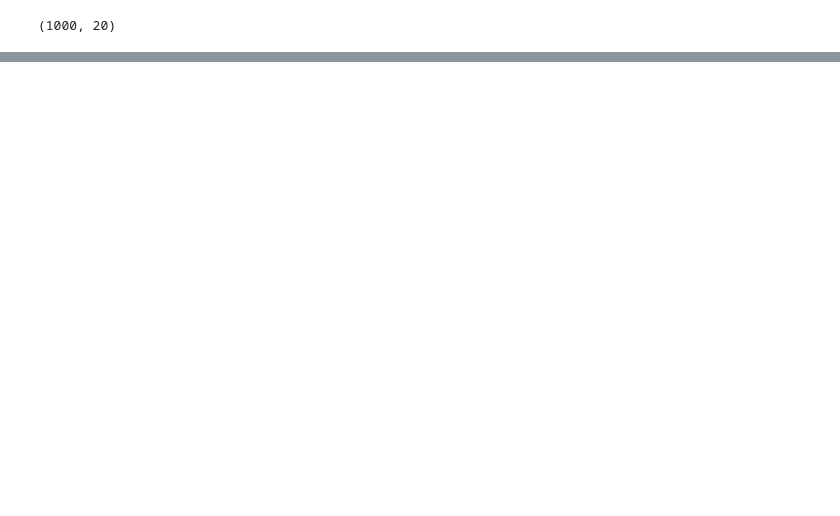
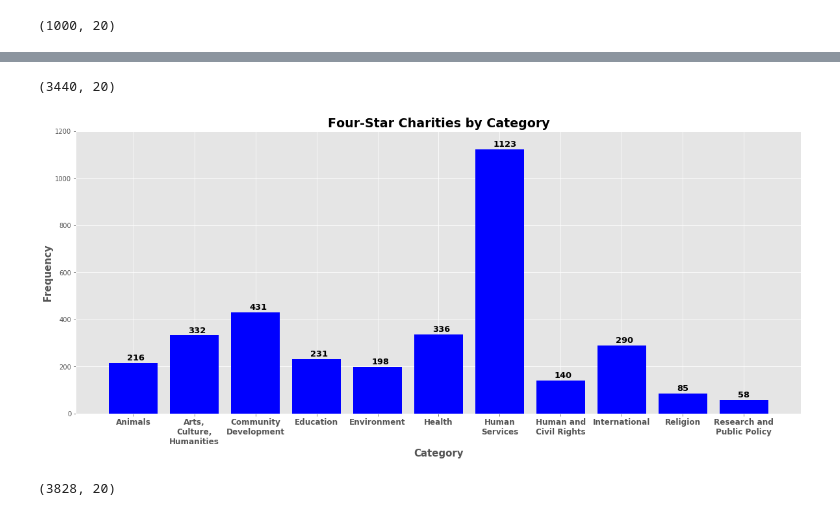
Before and after one commit to jackvessa/Capstone1_Givz_EDA, a Jupyter notebook: Charity_Navigator_API_Optimized.ipynb, the cells around one changed output, grey strips where cells are left out. Drawn from its saved outputs; the diff is of its cells as text; code cells hidden in the pictures; blank space fills up the shorter version.

```diff
--- a/Charity_Navigator_API_Optimized.ipynb
+++ b/Charity_Navigator_API_Optimized.ipynb
@@ -78,0 +149,3 @@ NameError: name 'plt' is not defined
+# %%
+API_url_2 = "https://api.data.charitynavigator.org/v2/Organizations?app_id=4239274b&app_key=c78b1e5cf16a02eaf43992fbb60ce979&pageSize=1000&pageNum=2&rated=true&sort=RATING%3ADESC"
+API_dataFrame_2 = pd.read_json(API_url_2)
@@ -78,0 +212,2 @@ NameError: name 'plt' is not defined
+# %%
+concat_df = pd.concat([API_dataFrame,API_dataFrame_2])
@@ -78,0 +275,31 @@ NameError: name 'plt' is not defined
+# %%
+Four_Star_Charities_Total = concat_df[concat_df['rating'] == 4.0]
+Four_Star_Charities_Total.shape
+# %% [output]
+(3440, 20)
+# %%
+# Charity Count Bar Graph 4-Star
+category_count = Four_Star_Charities_Total.groupby('categoryName').size()
+categories = list(category_count.index.values)
+categories = wrap_axis_labels(categories,13)
+
+freq = freq_array(category_count)
+
+fig,ax = plt.subplots(figsize = (20,8))
+ax.bar(categories,freq, color = "b");
+ax.set_xticklabels(categories, rotation=0, weight = "bold",fontsize=12)
+
+# Needs Adjustment based on Data
+ax.set_yticks(np.arange(0,np.max(freq)+200,200)) ;
+ax.set_title("Four-Star Charities by Category", weight = "bold",fontsize=19);
+ax.set_xlabel("Category", fontsize=15, weight = "bold");
+ax.set_ylabel("Frequency", fontsize=15, weight = "bold");
+
+set_labels(freq,ax,.1,(np.max(freq)/100),fsize=13)
+# %% [output]
+[figure, added]
+# %%
+Three_Star_Charities_Total = concat_df[concat_df['rating'] == 3.0]
+Three_Star_Charities_Total.shape
+# %% [output]
+(3828, 20)
```
Also changed, not shown: parts of 28 cells of this notebook, 2 other files.
